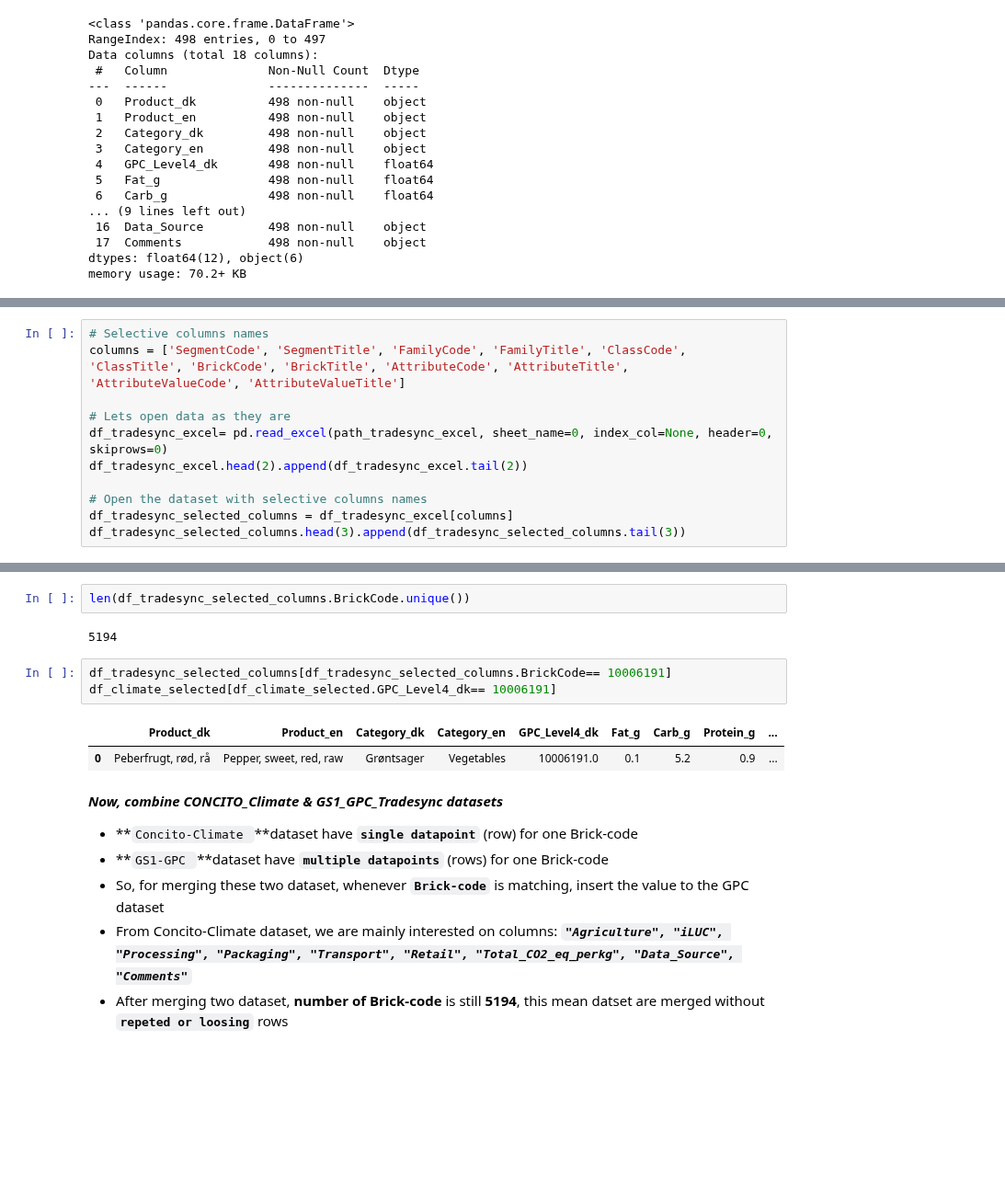
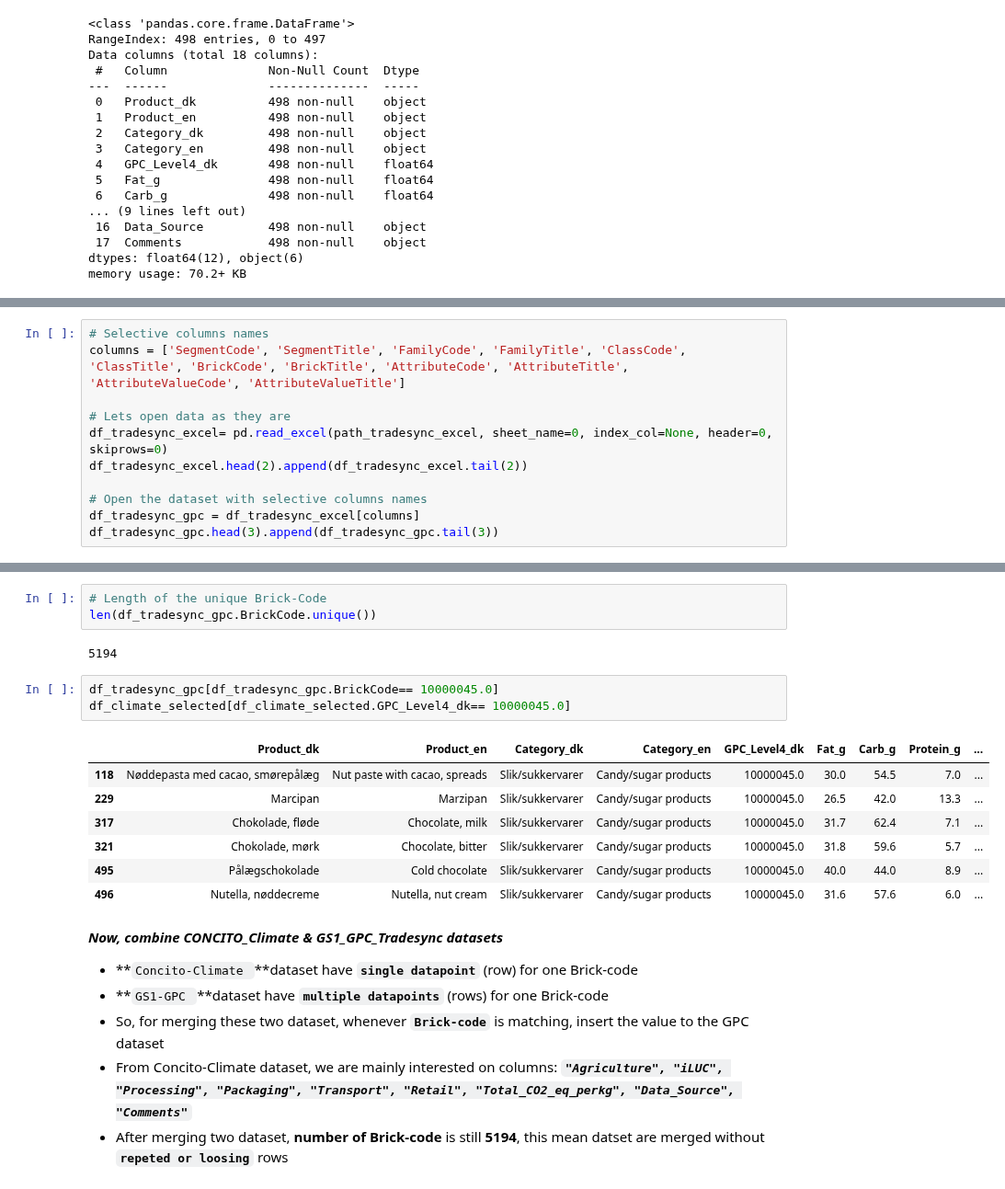
Before and after one commit to mrchapagain/ConsumerDataAnalytics, a Jupyter notebook: Data_Exploration.ipynb, the cells around one changed output, grey strips where cells are left out. Shown at 92% size. Cells and saved outputs as stored; diff of their text form; blank space fills up the shorter version.

```diff
--- a/Data_Exploration.ipynb
+++ b/Data_Exploration.ipynb
@@ -364,8 +371,8 @@ df_tradesync_excel= pd.read_excel(path_tradesync_excel, sheet_name=0, index_col=
 df_tradesync_excel.head(2).append(df_tradesync_excel.tail(2))
 
 # Open the dataset with selective columns names
-df_tradesync_selected_columns = df_tradesync_excel[columns]
-df_tradesync_selected_columns.head(3).append(df_tradesync_selected_columns.tail(3))
+df_tradesync_gpc = df_tradesync_excel[columns]
+df_tradesync_gpc.head(3).append(df_tradesync_gpc.tail(3))
 # %% [output]
 |  | SegmentCode | SegmentTitle | FamilyCode | FamilyTitle | ClassCode | ClassTitle | BrickCode | BrickTitle | ... |
 | 0 | 70000000 | Arts/Crafts/Needlework | 70010000 | Arts/Crafts/Needlework Supplies | 70010200 | Airbrushing Supplies | 10001686 | Airbrushes (Powered) | ... |
@@ -397,16 +404,22 @@ Data columns (total 12 columns):
  11  AttributeValueTitle  181646 non-null  object
 dtypes: float64(2), int64(4), object(6)
 memory usage: 16.8+ MB
-# %%
-len(df_tradesync_selected_columns.BrickCode.unique())
-# %% [output]
-5194
-# %%
-df_tradesync_selected_columns[df_tradesync_selected_columns.BrickCode== 10006191]
-df_climate_selected[df_climate_selected.GPC_Level4_dk== 10006191]
-# %% [output]
-|  | Product_dk | Product_en | Category_dk | Category_en | GPC_Level4_dk | Fat_g | Carb_g | Protein_g | ... |
-| 0 | Peberfrugt, rød, rå | Pepper, sweet, red, raw | Grøntsager | Vegetables | 10006191.0 | 0.1 | 5.2 | 0.9 | ... |
+# %%
+# Length of the unique Brick-Code
+len(df_tradesync_gpc.BrickCode.unique())
+# %% [output]
+5194
+# %%
+df_tradesync_gpc[df_tradesync_gpc.BrickCode== 10000045.0]
+df_climate_selected[df_climate_selected.GPC_Level4_dk== 10000045.0]
+# %% [output]
+|  | Product_dk | Product_en | Category_dk | Category_en | GPC_Level4_dk | Fat_g | Carb_g | Protein_g | ... |
+| 118 | Nøddepasta med cacao, smørepålæg | Nut paste with cacao, spreads | Slik/sukkervarer | Candy/sugar products | 10000045.0 | 30.0 | 54.5 | 7.0 | ... |
+| 229 | Marcipan | Marzipan | Slik/sukkervarer | Candy/sugar products | 10000045.0 | 26.5 | 42.0 | 13.3 | ... |
+| 317 | Chokolade, fløde | Chocolate, milk | Slik/sukkervarer | Candy/sugar products | 10000045.0 | 31.7 | 62.4 | 7.1 | ... |
+| 321 | Chokolade, mørk | Chocolate, bitter | Slik/sukkervarer | Candy/sugar products | 10000045.0 | 31.8 | 59.6 | 5.7 | ... |
+| 495 | Pålægschokolade | Cold chocolate | Slik/sukkervarer | Candy/sugar products | 10000045.0 | 40.0 | 44.0 | 8.9 | ... |
+| 496 | Nutella, nøddecreme | Nutella, nut cream | Slik/sukkervarer | Candy/sugar products | 10000045.0 | 31.6 | 57.6 | 6.0 | ... |
 # %% [markdown]
 ***Now, combine CONCITO_Climate & GS1_GPC_Tradesync datasets***
 
```
Also changed, not shown: parts of 11 cells of this notebook.
